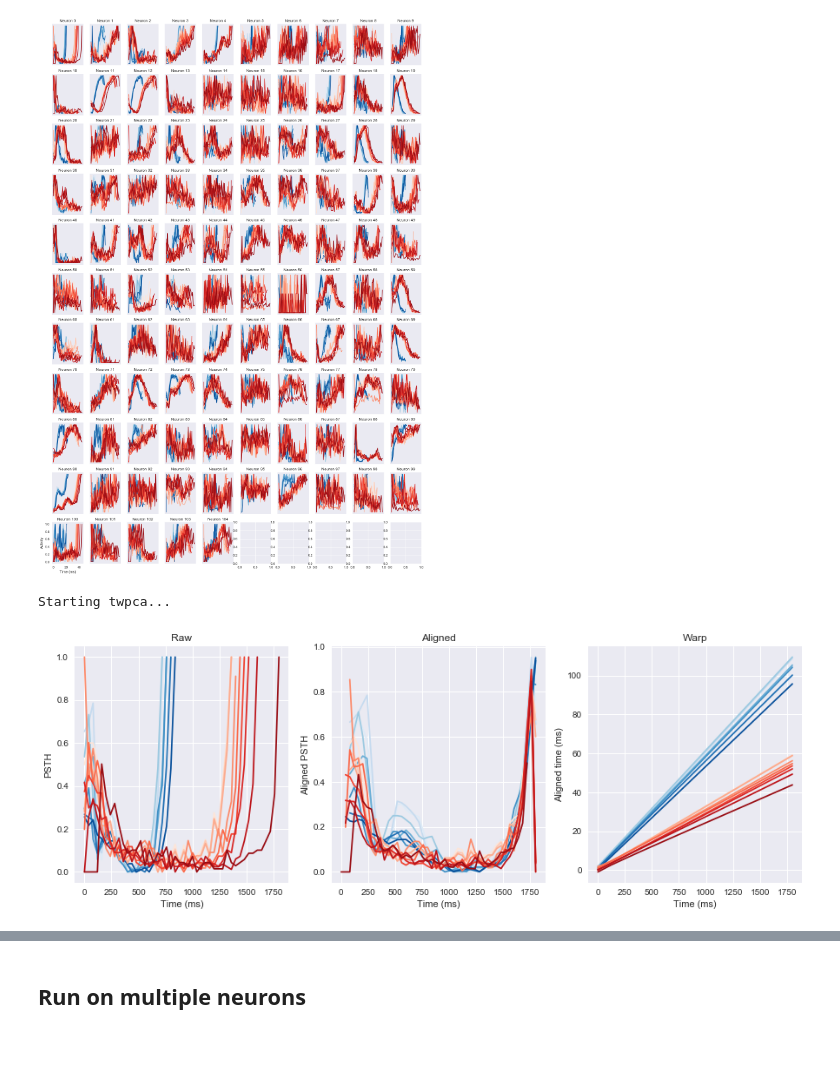
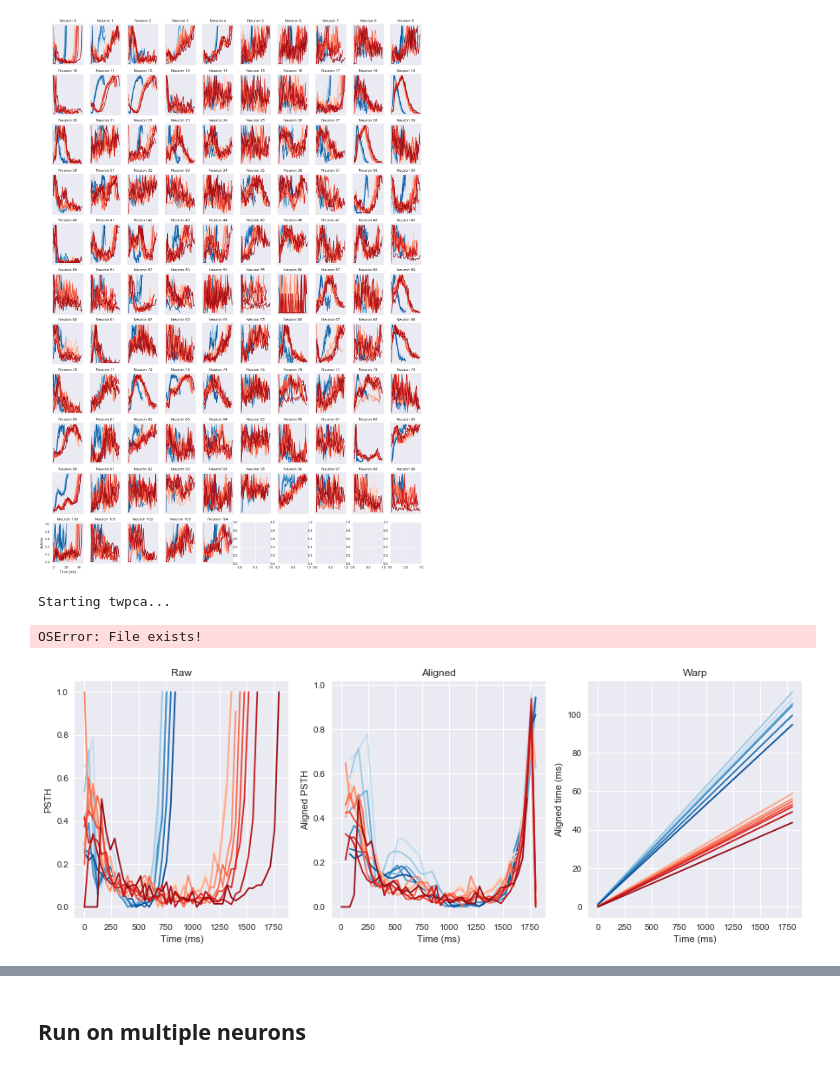
Before and after one commit to lmn93beo/twPCA-Neural-Analysis, a Jupyter notebook: twpca_neural_analysis.ipynb, the cells around one changed output, grey strips where cells are left out. Saved outputs shown, nothing was run; the diff lists cells and outputs as text; code cells hidden in the pictures.

```diff
--- a/twpca_neural_analysis.ipynb
+++ b/twpca_neural_analysis.ipynb
@@ -272,49 +230,51 @@ else:
 # %% [output]
 OSError: File exists!
 [figure]
+# %%
+neuron_id = 0
+neuron1 = swapped_all[:,:,neuron_id]
+# Normalize max PSTH to 1
+neuron1 = neuron1 / np.nanmax(neuron1, axis=1)[:,np.newaxis]
+
+print('Starting twpca...')
+
+mode_init = 'linear'
+mode_warp = 'scale'
+modelN, reconsN, warpN = run_twpca(neuron1, 1, init_mode=mode_init, warp_mode=mode_warp,
+                                  num_iter=5000, rate=1e-2)
+# %% [output]
+Starting twpca...
 # %%
-neuron_id = 17
-neuron1 = swapped_all[:,:,0]
-# Normalize max PSTH to 1
-neuron1 = neuron1 / np.nanmax(neuron1, axis=1)[:,np.newaxis]
-
-print('Starting twpca...')
-
-mode_init = 'linear'
-mode_warp = 'tau'
-modelN, reconsN, warpN = run_twpca(neuron1, 1, init_mode=mode_init, warp_mode=mode_warp,
-                                  num_iter=5000, rate=1e-2)
-
 fig, ax = plt.subplots(1, 3, figsize=(15, 5))
 timepts = np.arange(duration_long) * dt_bin
 
 for i in range(t_points_short):
     ax[0].plot(timepts, neuron1[i, :], color=palette_blue[i]);
     ax[1].plot(timepts, reconsN[i, :, 0], color=palette_blue[i]);
     ax[2].plot(timepts, warpN[i, :], color=palette_blue[i]);
 
 for i in range(t_points_long):
     ax[0].plot(timepts, neuron1[t_points_short + i, :], color=palette_red[i]);
     ax[1].plot(timepts, reconsN[t_points_short + i, :, 0], color=palette_red[i]);
     ax[2].plot(timepts, warpN[t_points_short + i, :], color=palette_red[i]);
 
 
 ax[0].set_xlabel('Time (ms)')
 ax[0].set_ylabel('PSTH')
 ax[0].set_title('Raw')
 ax[1].set_xlabel('Time (ms)')
 ax[1].set_title('Aligned')
 ax[1].set_ylabel('Aligned PSTH')
 ax[2].set_title('Warp')
 ax[2].set_xlabel('Time (ms)')
 ax[2].set_ylabel('Aligned time (ms)')
 
 filename = 'neuron' + str(neuron_id) + '_twpca_init_' + mode_init + \
-    '_warp_' + mode_warp + '_171102_rate10e-2.pdf'
+    '_warp_' + mode_warp + '_171102_rate10e-3.pdf'
 if not os.path.isfile(filename):
     plt.savefig(filename)
 else:
     raise IOError('File exists!')
 # %% [output]
-Starting twpca...
+OSError: File exists!
-[figure, old version]
+[figure, new version]
```
Also changed, not shown: parts of 28 cells of this notebook.
